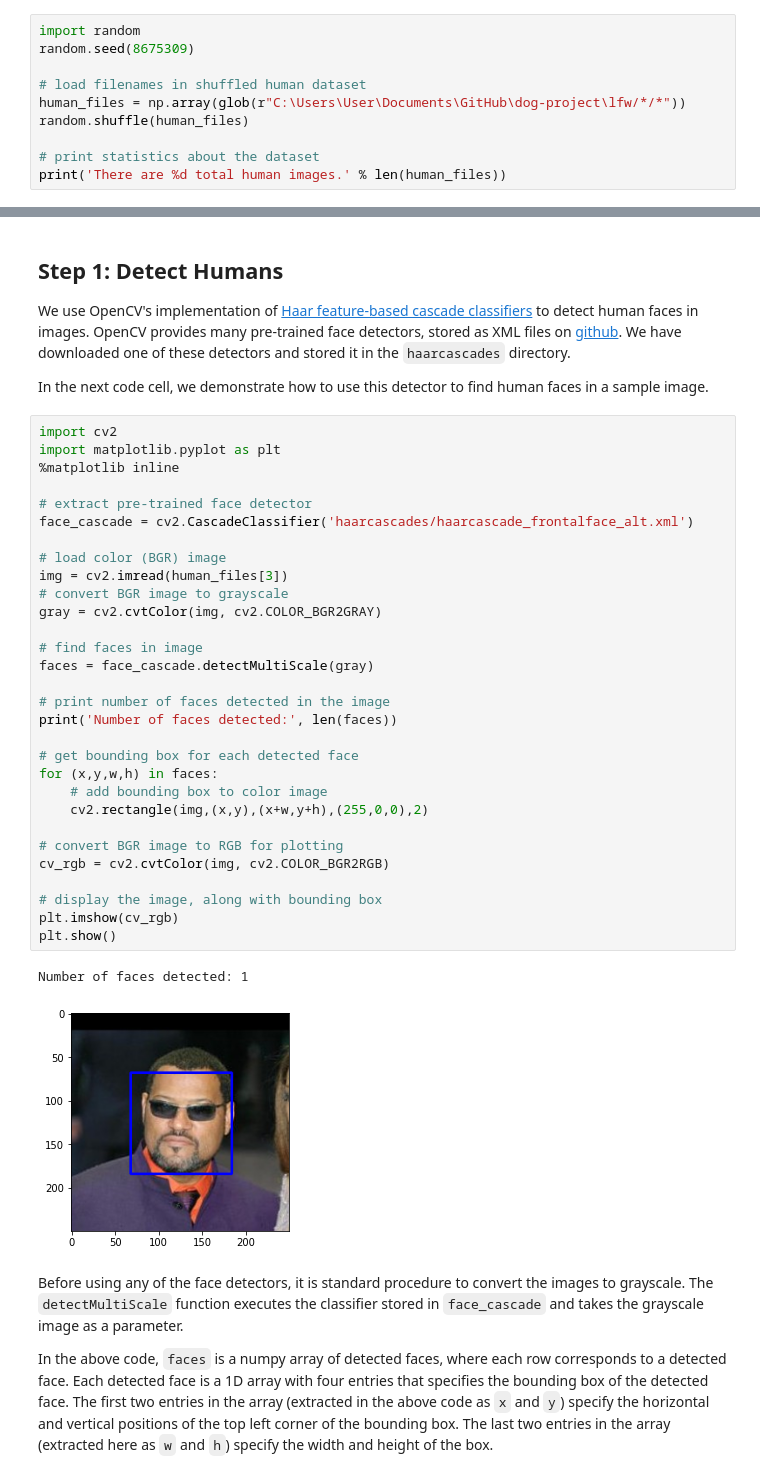
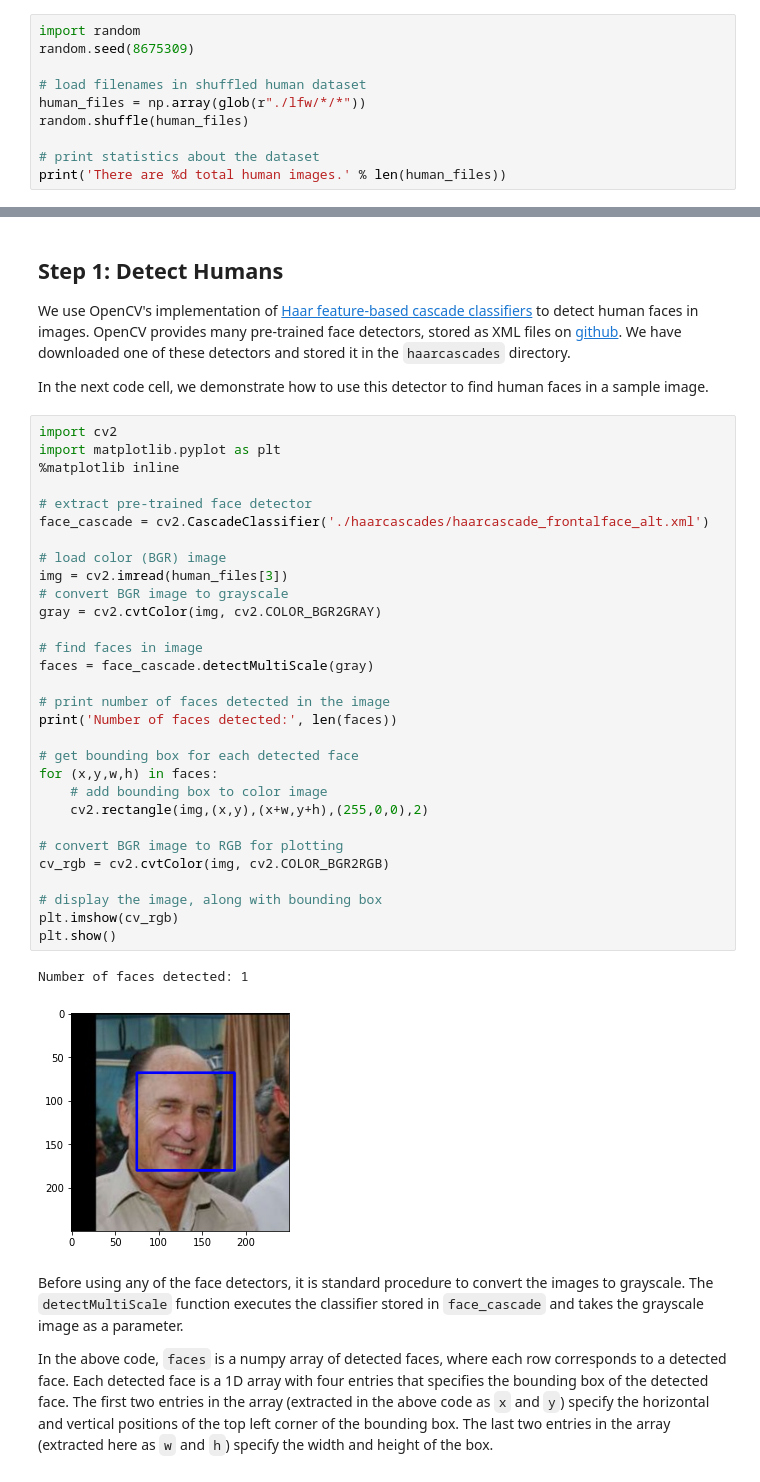
Before and after one commit to udacity/dog-project, a Jupyter notebook: dog_app.ipynb, the cells around one changed output, grey strips where cells are left out. Cells and saved outputs as stored; diff of their text form.

```diff
--- a/dog_app.ipynb
+++ b/dog_app.ipynb
@@ -74,7 +55,7 @@ import random
 random.seed(8675309)
 
 # load filenames in shuffled human dataset
-human_files = np.array(glob(r"C:\Users\User\Documents\GitHub\dog-project\lfw/*/*"))
+human_files = np.array(glob(r"./lfw/*/*"))
 random.shuffle(human_files)
 
 # print statistics about the dataset
@@ -93,35 +74,35 @@ In the next code cell, we demonstrate how to use this detector to find human fac
 import cv2
 import matplotlib.pyplot as plt
 %matplotlib inline
 
 # extract pre-trained face detector
-face_cascade = cv2.CascadeClassifier('haarcascades/haarcascade_frontalface_alt.xml')
+face_cascade = cv2.CascadeClassifier('./haarcascades/haarcascade_frontalface_alt.xml')
 
 # load color (BGR) image
 img = cv2.imread(human_files[3])
 # convert BGR image to grayscale
 gray = cv2.cvtColor(img, cv2.COLOR_BGR2GRAY)
 
 # find faces in image
 faces = face_cascade.detectMultiScale(gray)
 
 # print number of faces detected in the image
 print('Number of faces detected:', len(faces))
 
 # get bounding box for each detected face
 for (x,y,w,h) in faces:
     # add bounding box to color image
     cv2.rectangle(img,(x,y),(x+w,y+h),(255,0,0),2)
 
 # convert BGR image to RGB for plotting
 cv_rgb = cv2.cvtColor(img, cv2.COLOR_BGR2RGB)
 
 # display the image, along with bounding box
 plt.imshow(cv_rgb)
 plt.show()
 # %% [output]
 Number of faces detected: 1
-[figure, old version]
+[figure, new version]
 # %% [markdown]
 Before using any of the face detectors, it is standard procedure to convert the images to grayscale.  The `detectMultiScale` function executes the classifier stored in `face_cascade` and takes the grayscale image as a parameter.
 
```
Also changed, not shown: parts of 11 cells of this notebook, 1 other file.
